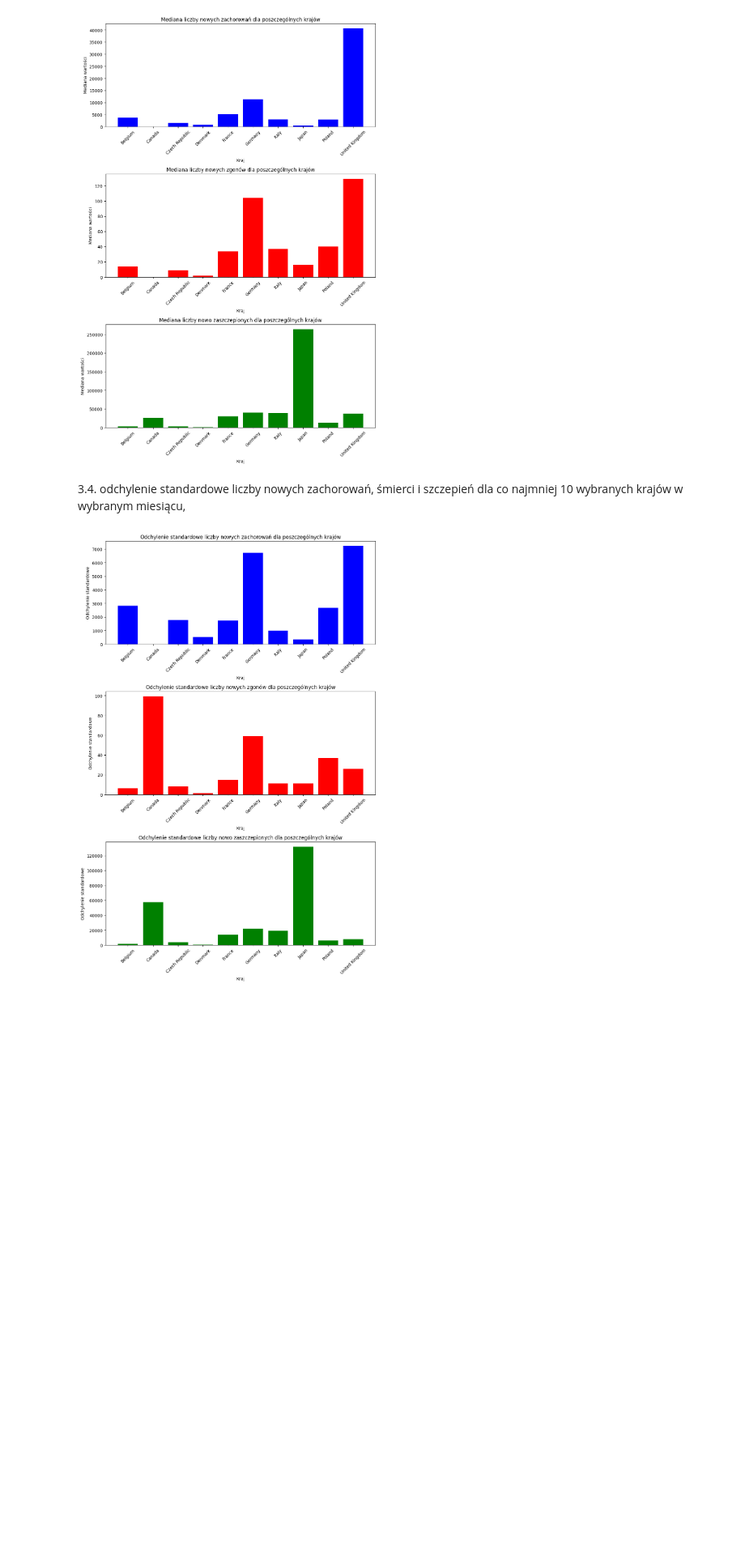
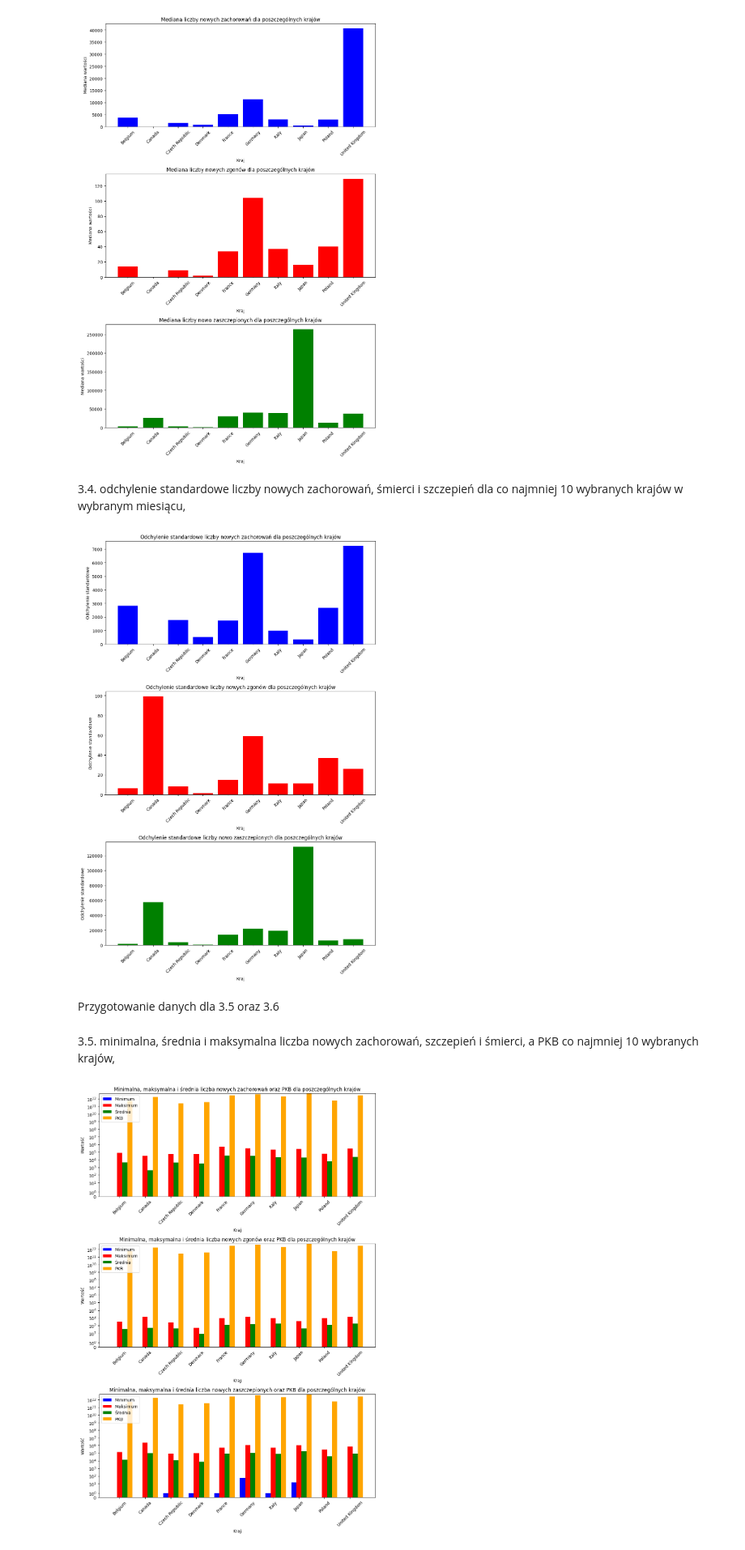
Before and after one commit to Toskyuu/BigData, a Jupyter notebook: zad2.ipynb, the cells around one changed output. Shown at 81% size. Saved outputs shown, nothing was run; the diff lists cells and outputs as text; code cells hidden in the pictures; blank space fills up the shorter version.

```diff
--- a/zad2.ipynb
+++ b/zad2.ipynb
@@ -207,0 +241,56 @@ Przygotowanie danych dla 3.5 oraz 3.6
+# %% [markdown]
+Przygotowanie danych dla 3.5 oraz 3.6
+# %%
+merged_country_df = pd.read_csv('wyniki\\merged_6_2.csv')
+countries_df = merged_country_df[(merged_country_df['country_name'].isin(countries))]
+
+df_filtered = merged_covid_df[(merged_covid_df['country_name'].isin(countries))]
+
+min_values = df_filtered.groupby(['country_name']).agg({'new_confirmed': 'min', 'new_deceased': 'min', 'new_persons_vaccinated': 'min'})
+min_values.reset_index(inplace=True)
+
+max_values = df_filtered.groupby(['country_name']).agg({'new_confirmed': 'max', 'new_deceased': 'max', 'new_persons_vaccinated': 'max'})
+max_values.reset_index(inplace=True)
+
+avg_values = df_filtered.groupby(['country_name']).agg({'new_confirmed': 'mean', 'new_deceased': 'mean', 'new_persons_vaccinated': 'mean'})
+avg_values.reset_index(inplace=True)
+
+index = np.arange(len(min_values['country_name']))
+# %% [markdown]
+3.5. minimalna, średnia i maksymalna liczba nowych zachorowań, szczepień i śmierci, a PKB co najmniej 10 wybranych krajów,
+# %%
+bar_width = 0.2
+
+fig, ax = plt.subplots(3, 1, figsize=(10, 15))
+
+ax[0].bar(index - bar_width, min_values['new_confirmed'], bar_width, color='blue', label='Minimum')
+ax[0].bar(index, max_values['new_confirmed'], bar_width, color='red', label='Maksimum')
+ax[0].bar(index + bar_width, avg_values['new_confirmed'], bar_width, color='green', label='Średnia')
+ax[0].bar(index + 2 * bar_width, countries_df['gdp_usd'], bar_width, color='orange', label='PKB')
+
+ax[1].bar(index - bar_width, min_values['new_deceased'], bar_width, color='blue', label='Minimum')
+ax[1].bar(index, max_values['new_deceased'], bar_width, color='red', label='Maksimum')
+ax[1].bar(index + bar_width, avg_values['new_deceased'], bar_width, color='green', label='Średnia')
+ax[1].bar(index + 2 * bar_width, countries_df['gdp_usd'], bar_width, color='orange', label='PKB')
+
+ax[2].bar(index - bar_width, min_values['new_persons_vaccinated'], bar_width, color='blue', label='Minimum')
+ax[2].bar(index, max_values['new_persons_vaccinated'], bar_width, color='red', label='Maksimum')
+ax[2].bar(index + bar_width, avg_values['new_persons_vaccinated'], bar_width, color='green', label='Średnia')
+ax[2].bar(index + 2 * bar_width, countries_df['gdp_usd'], bar_width, color='orange', label='PKB')
+
+for ax_i in ax:
+    ax_i.set_xlabel('Kraj')
+    ax_i.set_ylabel('Wartość')
+    ax_i.set_xticks(index)
+    ax_i.set_xticklabels(min_values['country_name'], rotation=45)
+    ax_i.legend()
+    ax_i.set_yscale('symlog')
+
+ax[0].set_title('Minimalna, maksymalna i średnia liczba nowych zachorowań oraz PKB dla poszczególnych krajów')
+ax[1].set_title('Minimalna, maksymalna i średnia liczba nowych zgonów oraz PKB dla poszczególnych krajów')
+ax[2].set_title('Minimalna, maksymalna i średnia liczba nowych zaszczepionych oraz PKB dla poszczególnych krajów')
+
+plt.tight_layout()
+plt.show()
+# %% [output]
+[figure, added]
```
Also changed, not shown: parts of 7 cells of this notebook.
